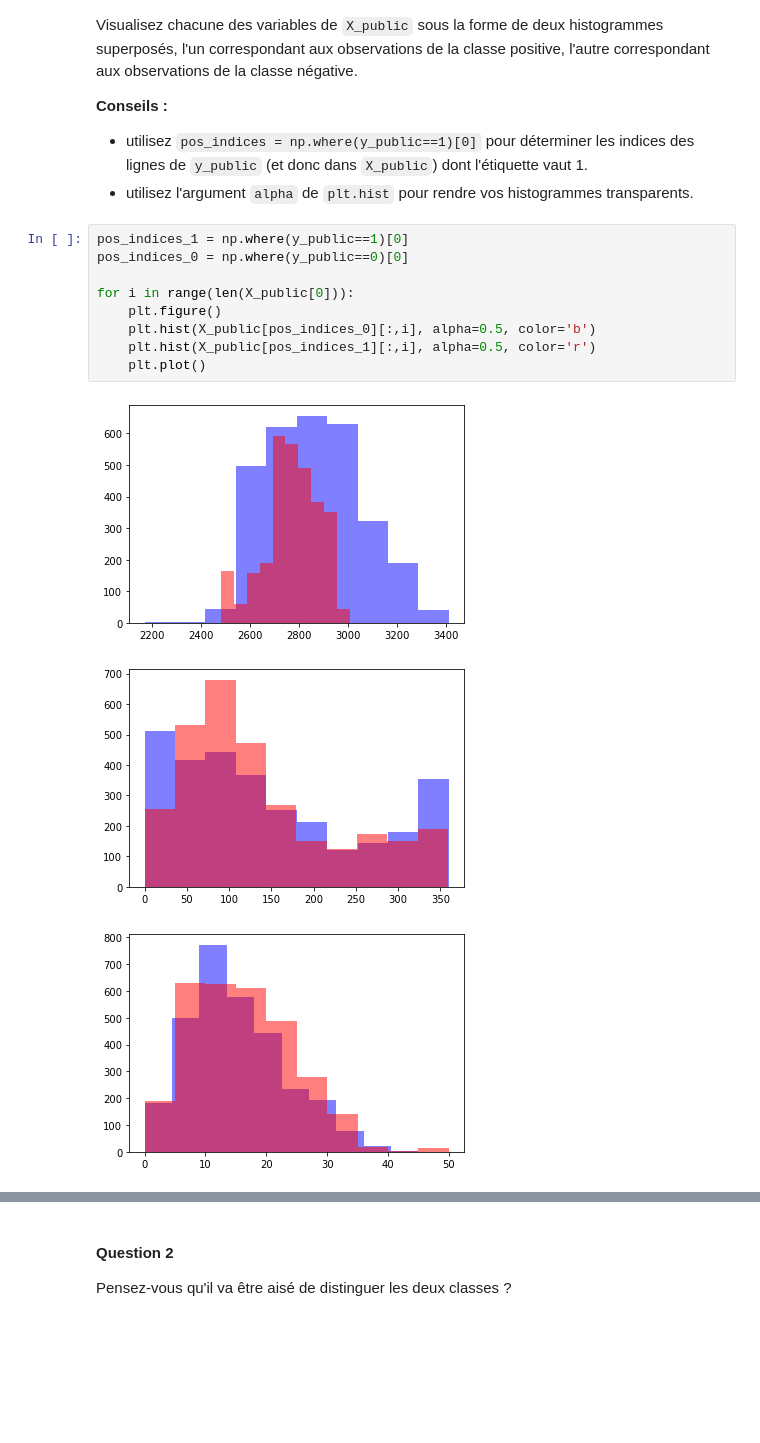
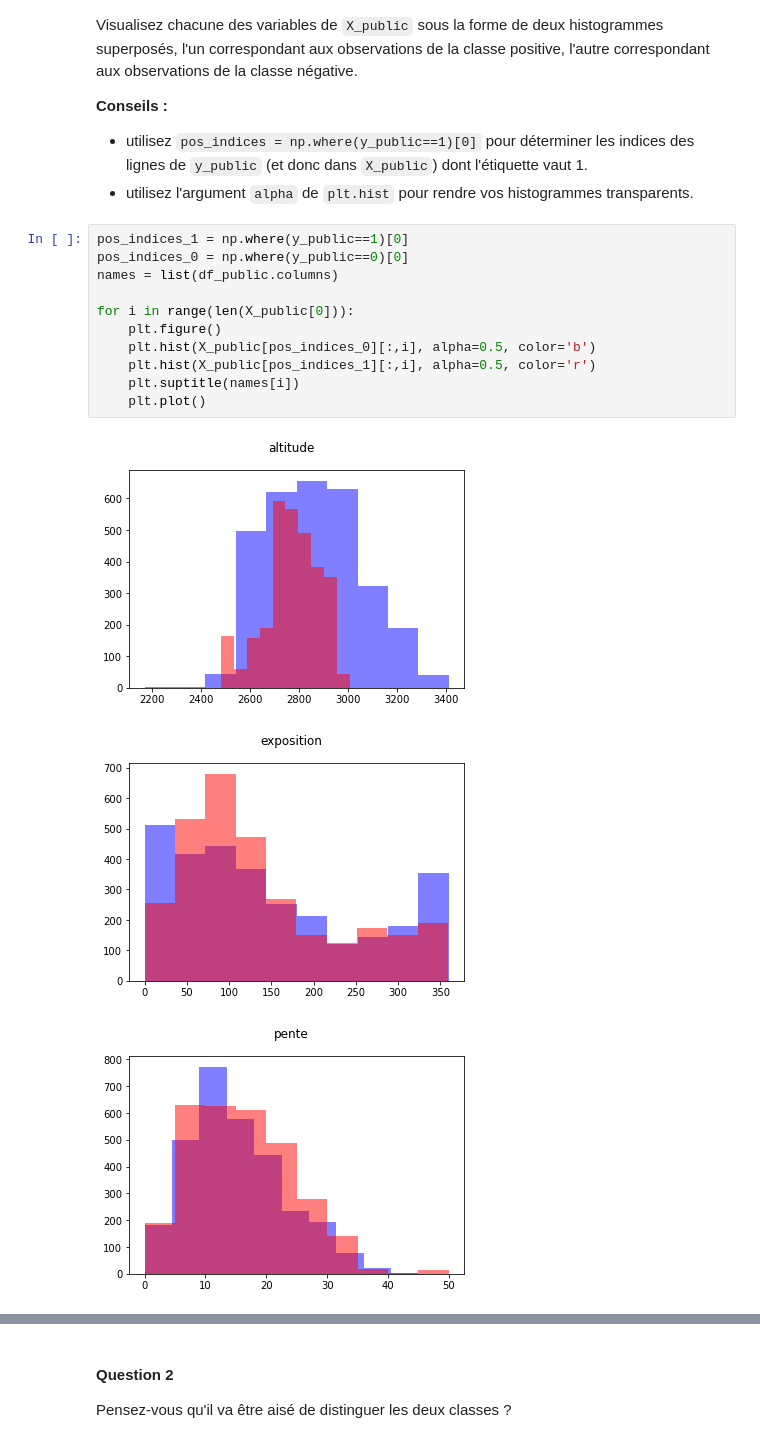
Before and after one commit to LouisJustinTALLOT/projet-science-donnees-bellon-tallot, a Jupyter notebook: Projet.ipynb, the cells around one changed output, grey strips where cells are left out. Saved outputs shown, nothing was run; the diff lists cells and outputs as text; blank space fills up the shorter version.

```diff
--- a/Projet.ipynb
+++ b/Projet.ipynb
@@ -85,13 +85,15 @@ __Conseils :__
 # %%
 pos_indices_1 = np.where(y_public==1)[0]
 pos_indices_0 = np.where(y_public==0)[0]
+names = list(df_public.columns)
 
 for i in range(len(X_public[0])):
     plt.figure()
     plt.hist(X_public[pos_indices_0][:,i], alpha=0.5, color='b')
     plt.hist(X_public[pos_indices_1][:,i], alpha=0.5, color='r')
+    plt.suptitle(names[i])
     plt.plot()
 # %% [output]
-[figure, old version]
+[figure, new version]
-[figure, old version]
+[figure, new version]
-[figure, old version]
+[figure, new version]
```
Also changed, not shown: parts of 4 cells of this notebook.
